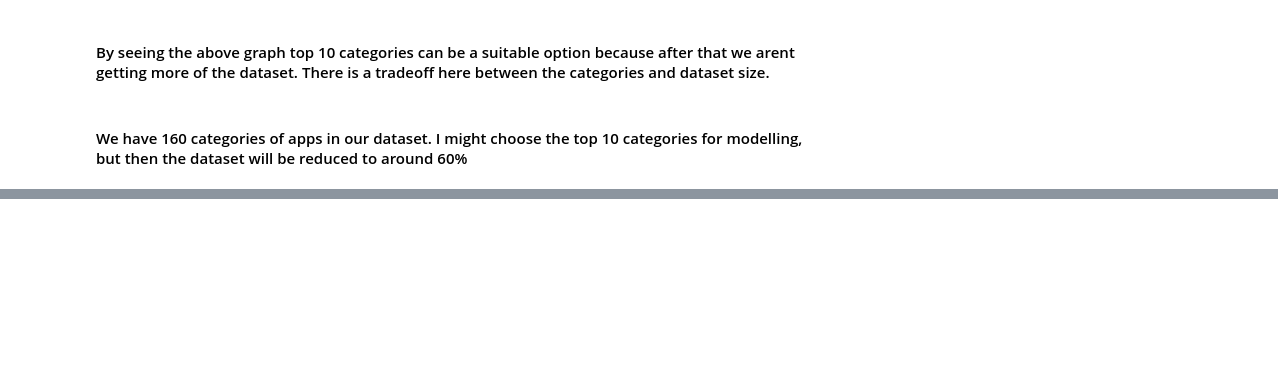
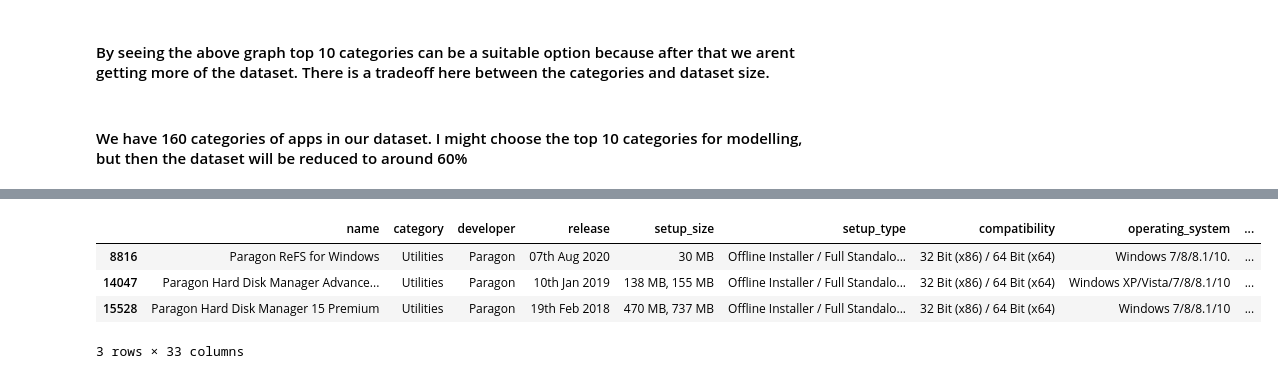
Before and after one commit to umais2005/DesktopApps_dataset_scraper, a Jupyter notebook: data_processing/preprocessing.ipynb, the cells around one changed output, grey strips where cells are left out. Saved outputs shown, nothing was run; the diff lists cells and outputs as text; code cells hidden in the pictures; blank space fills up the shorter version.

```diff
--- a/data_processing/preprocessing.ipynb
+++ b/data_processing/preprocessing.ipynb
@@ -273 +316,9 @@ top_10_df
+# %%
+df.query("developer == 'Paragon'")
+# %% [output]
+|  | name | category | developer | release | setup_size | setup_type | compatibility | operating_system | ... |
+| 8816 | Paragon ReFS for Windows | Utilities | Paragon | 07th Aug 2020 | 30 MB | Offline Installer / Full Standalo... | 32 Bit (x86) / 64 Bit (x64) | Windows 7/8/8.1/10. | ... |
+| 14047 | Paragon Hard Disk Manager Advance... | Utilities | Paragon | 10th Jan 2019 | 138 MB, 155 MB | Offline Installer / Full Standalo... | 32 Bit (x86) / 64 Bit (x64) | Windows XP/Vista/7/8/8.1/10 | ... |
+| 15528 | Paragon Hard Disk Manager 15 Premium | Utilities | Paragon | 19th Feb 2018 | 470 MB, 737 MB | Offline Installer / Full Standalo... | 32 Bit (x86) / 64 Bit (x64) | Windows 7/8/8.1/10 | ... |
+3 rows × 33 columns
 # %%
```
Also changed, not shown: parts of 19 cells of this notebook, 5 other files.
